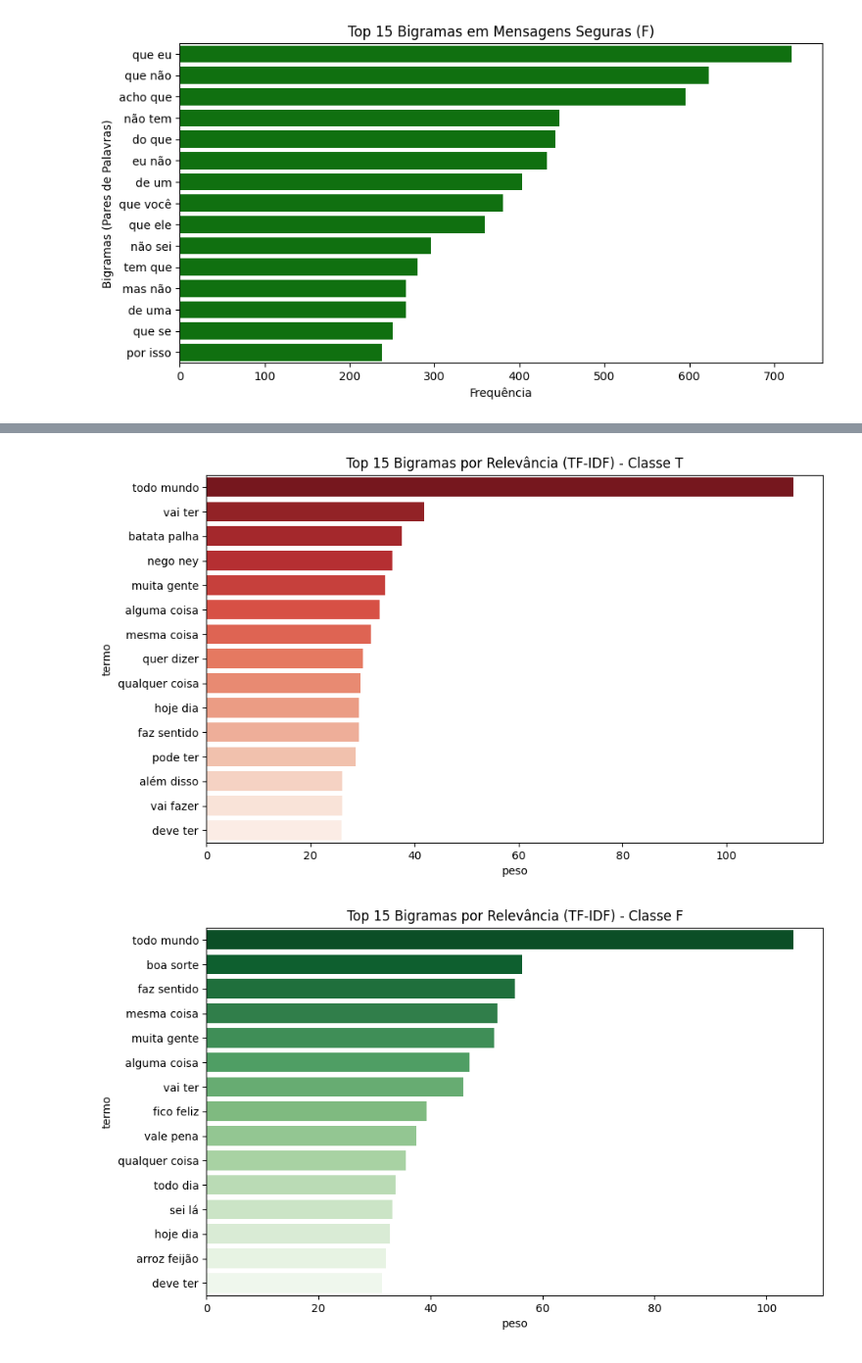
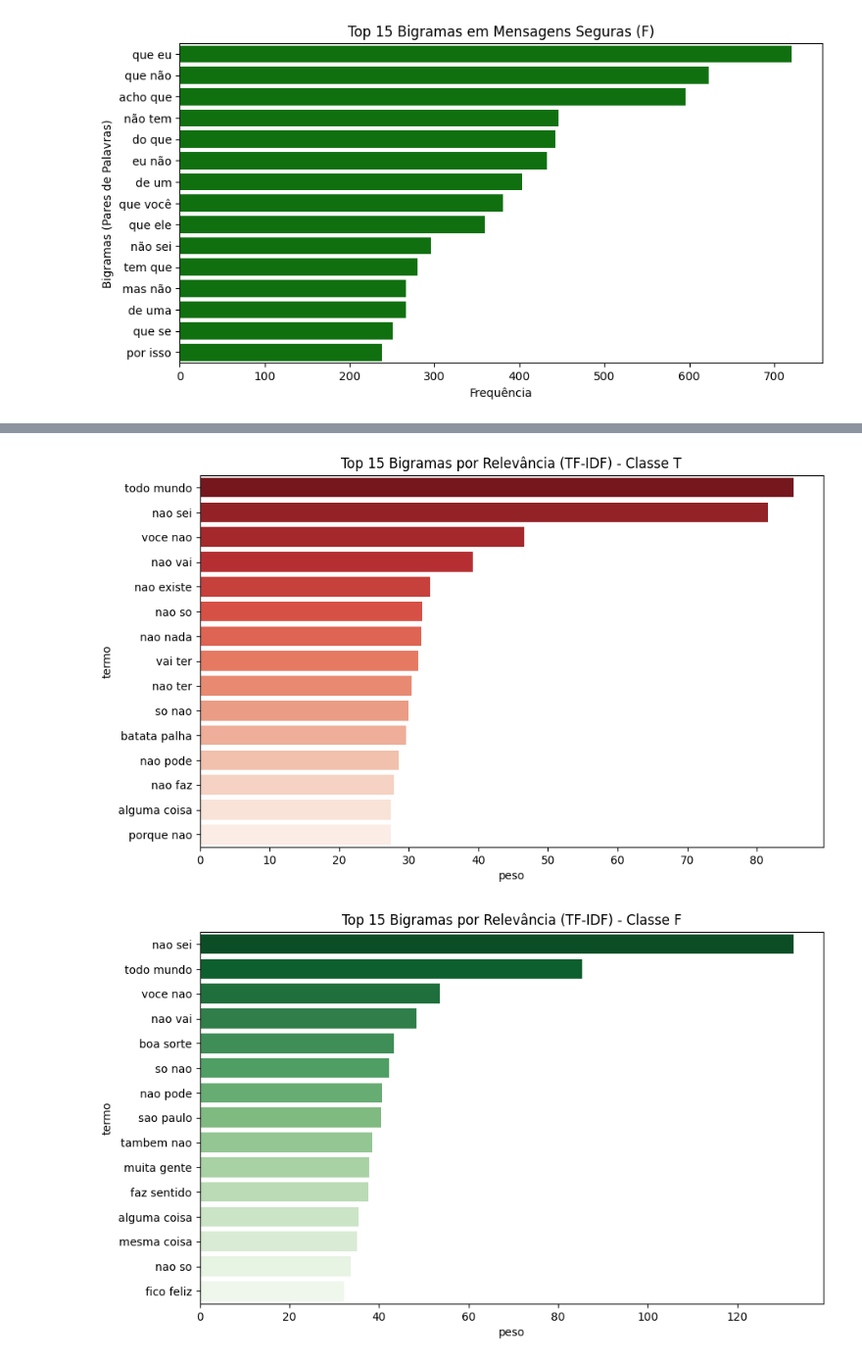
Before and after one commit to GuilhermeLopesAntunes/Inteligencia_Artificial_Aplicada_Deteccao_Mensagens_Nocivas_Ambientes_Virtuais_Jogos, a Jupyter notebook: scripts/datasets/DatasetAnalasys.ipynb, the cells around one changed output, grey strips where cells are left out. Shown at 98% size. Cells and saved outputs as stored; diff of their text form; code cells hidden in the pictures.

```diff
--- a/scripts/datasets/DatasetAnalasys.ipynb
+++ b/scripts/datasets/DatasetAnalasys.ipynb
@@ -289,34 +330,35 @@ def analise_tfidf_comparativa(df):
         textos = df[df['label'] == classe]['texto_limpo'].copy()
         textos = textos.dropna().astype(str)
         textos = textos[textos.str.strip() != ""] # Remove mensagens que só tem espaços
 
         if len(textos) == 0:
             print(f"Sem dados suficientes para a classe {classe}")
             continue
 
         # Ajusta e transforma
         try:
             matriz_tfidf = tfidf.fit_transform(textos)
 
             # Soma os pesos de cada bigrama
             pesos = matriz_tfidf.sum(axis=0).A1
             termos = tfidf.get_feature_names_out()
 
             # Cria um DataFrame para facilitar o plot
             df_tfidf = pd.DataFrame({'termo': termos, 'peso': pesos})
             df_tfidf = df_tfidf.sort_values(by='peso', ascending=False).head(15)
 
             # Plot
             plt.figure(figsize=(10, 6))
             sns.barplot(x='peso', y='termo', data=df_tfidf, hue='termo', palette=cor, legend=False)
             plt.title(f'Top 15 Bigramas por Relevância (TF-IDF) - Classe {classe}')
             plt.show()
         except ValueError:
             print(f"Não foi possível extrair bigramas para a classe {classe} (termos insuficientes).")
 
 # Execute a análise
-analise_tfidf_comparativa(df)
+df_treino = pd.read_csv('dataset_treino_enriquecido.csv')
+analise_tfidf_comparativa(df_treino)
 # %% [output]
-[figure, old version]
+[figure, new version]
-[figure, old version]
+[figure, new version]
 # %%
```
Also changed, not shown: parts of 11 cells of this notebook, 26 other files.
